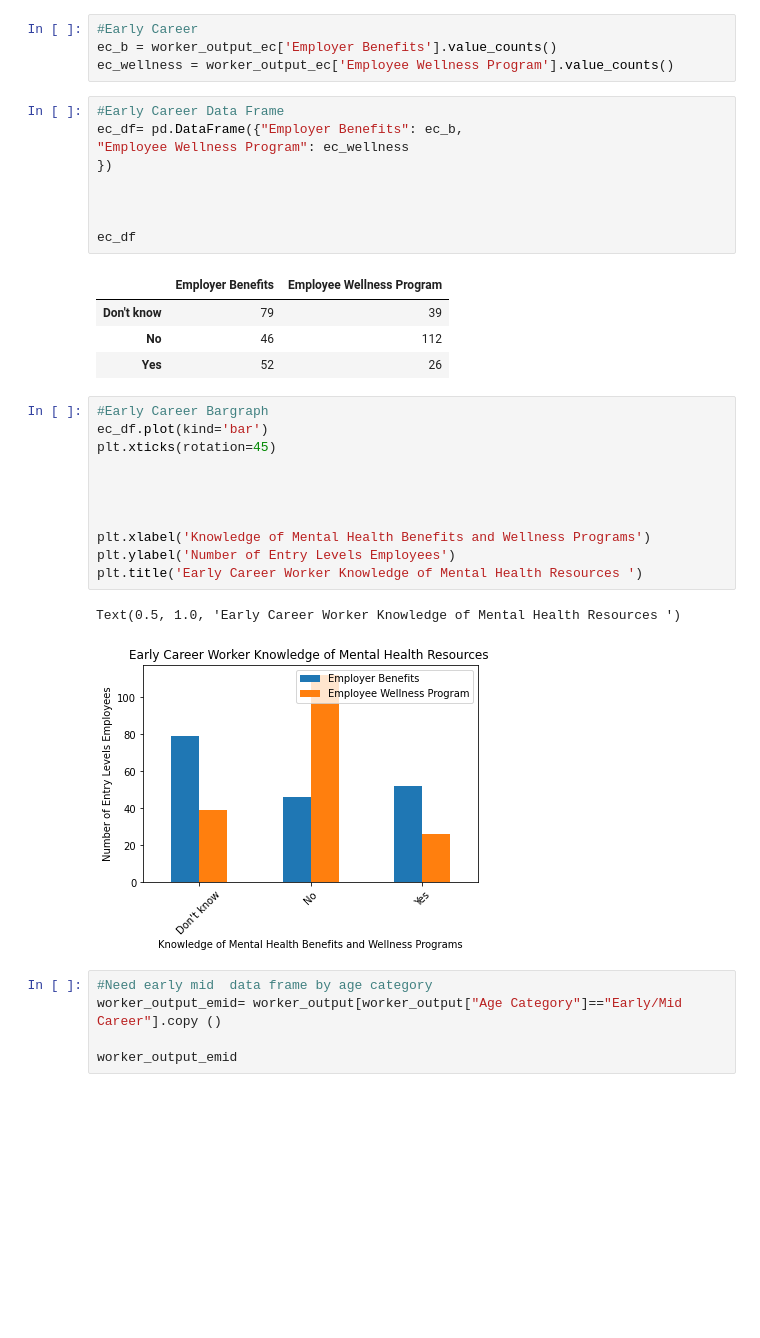
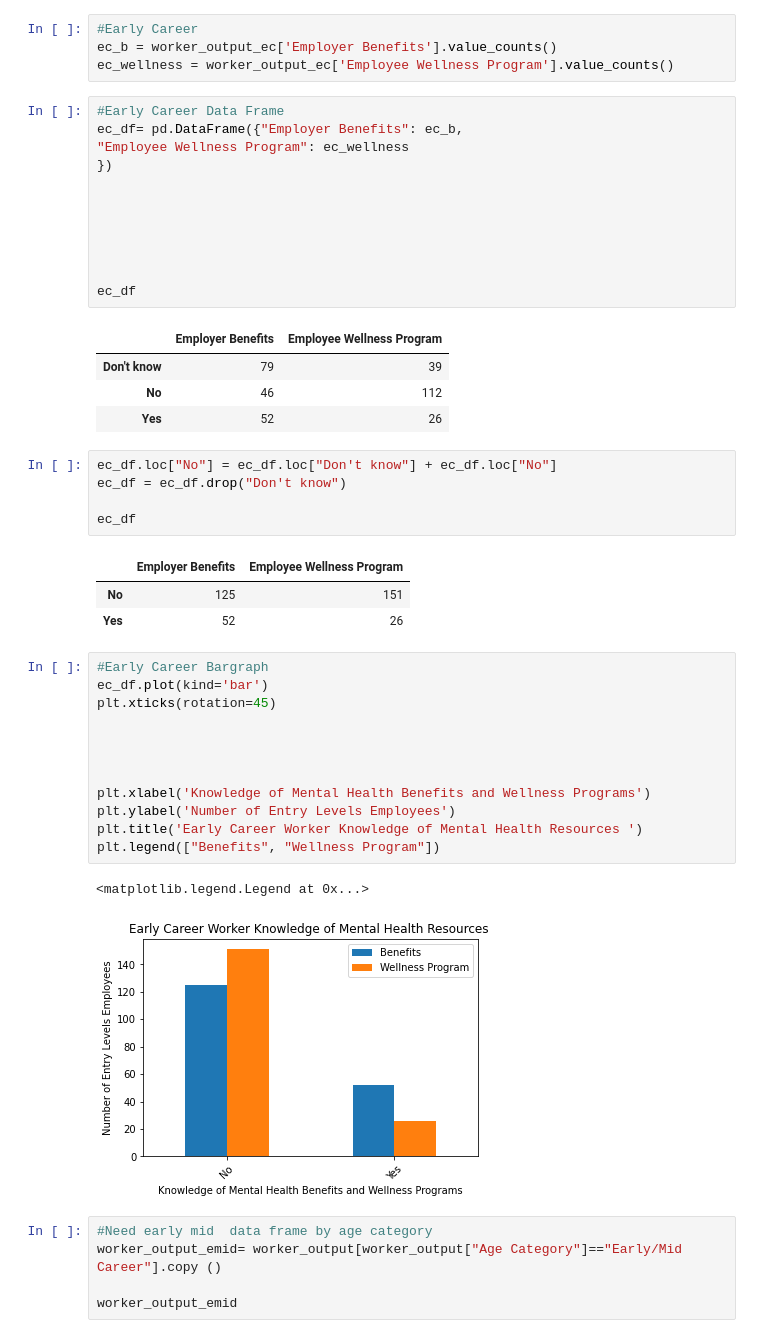
Before and after one commit to baileykayla953/project-one, a Jupyter notebook: Summary Stats.ipynb, the cells around one changed output. Drawn from its saved outputs; the diff is of its cells as text; blank space fills up the shorter version.

Commit message:
Updated Charts

```diff
--- a/Summary Stats.ipynb
+++ b/Summary Stats.ipynb
@@ -139,26 +139,39 @@ ec_df= pd.DataFrame({"Employer Benefits": ec_b,
 
 
 
+
+
+
 ec_df
 # %% [output]
 |  | Employer Benefits | Employee Wellness Program |
 | Don't know | 79 | 39 |
 | No | 46 | 112 |
 | Yes | 52 | 26 |
+# %%
+ec_df.loc["No"] = ec_df.loc["Don't know"] + ec_df.loc["No"]
+ec_df = ec_df.drop("Don't know")
+
+ec_df
+# %% [output]
+|  | Employer Benefits | Employee Wellness Program |
+| No | 125 | 151 |
+| Yes | 52 | 26 |
 # %%
 #Early Career Bargraph
 ec_df.plot(kind='bar')
 plt.xticks(rotation=45)
 
 
 
 
 plt.xlabel('Knowledge of Mental Health Benefits and Wellness Programs')
 plt.ylabel('Number of Entry Levels Employees')
 plt.title('Early Career Worker Knowledge of Mental Health Resources ')
+plt.legend(["Benefits", "Wellness Program"])
 # %% [output]
-Text(0.5, 1.0, 'Early Career Worker Knowledge of Mental Health Resources ')
+<matplotlib.legend.Legend at 0x...>
-[figure, old version]
+[figure, new version]
 # %%
 #Need early mid  data frame by age category
 worker_output_emid= worker_output[worker_output["Age Category"]=="Early/Mid Career"].copy ()
```
Also changed, not shown: parts of 6 cells of this notebook.
